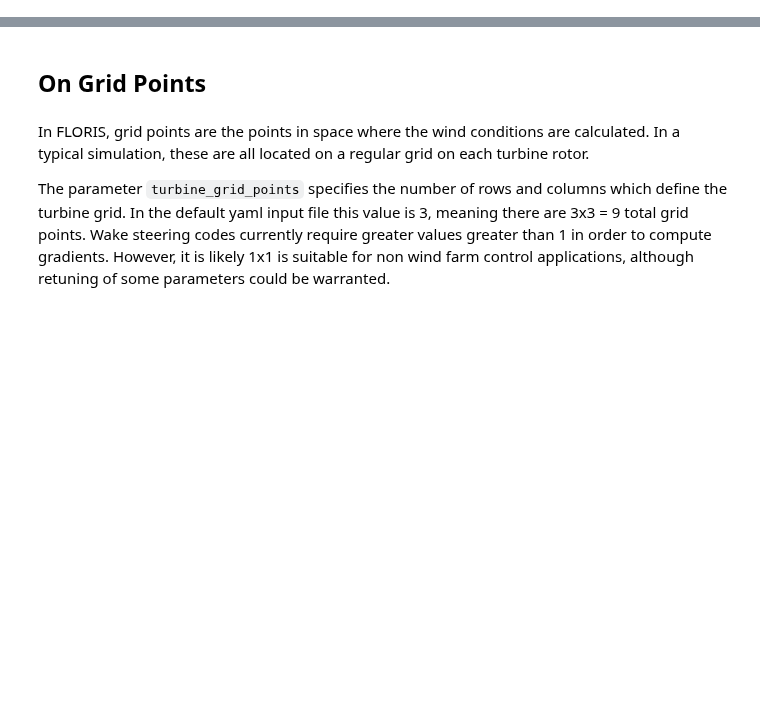
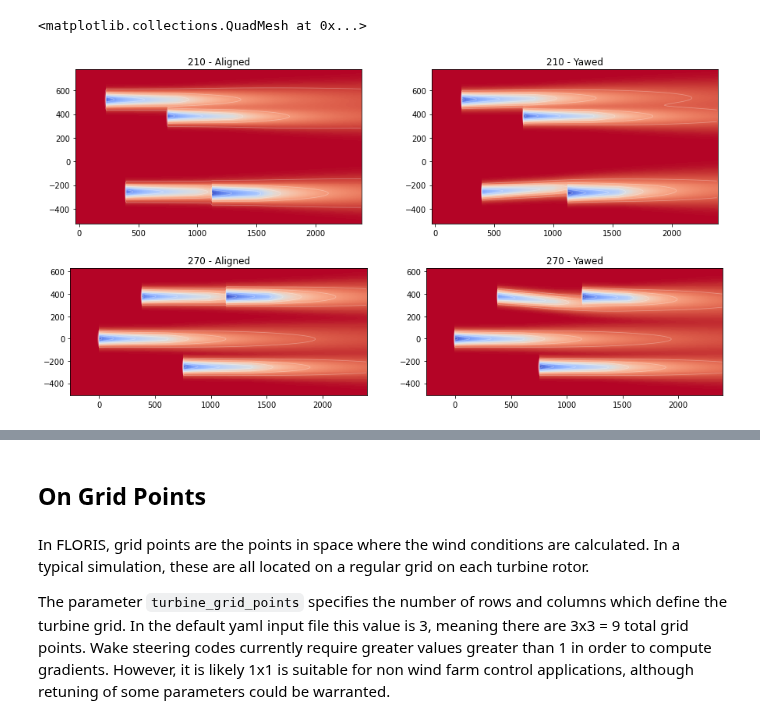
Before and after one commit to NREL/floris, a Jupyter notebook: examples/00_getting_started.ipynb, the cells around one changed output, grey strips where cells are left out. Saved outputs shown, nothing was run; the diff lists cells and outputs as text; code cells hidden in the pictures; blank space fills up the shorter version.

```diff
--- a/examples/00_getting_started.ipynb
+++ b/examples/00_getting_started.ipynb
@@ -161,0 +284,20 @@ Farm power across wind directions and speeds
+# %%
+from floris.tools.visualization import visualize_cut_plane
+import matplotlib.pyplot as plt
+
+fig, axarr = plt.subplots(2, 2, figsize=(15,8))
+
+horizontal_plane = fi.calculate_horizontal_plane( wd=[210] )
+visualize_cut_plane(horizontal_plane, ax=axarr[0,0], title="210 - Aligned")
+
+horizontal_plane = fi.calculate_horizontal_plane( wd=[210], yaw_angles=yaw_angles[0:1,0:1] )
+visualize_cut_plane(horizontal_plane, ax=axarr[0,1], title="210 - Yawed")
+
+horizontal_plane = fi.calculate_horizontal_plane( wd=[270] )
+visualize_cut_plane(horizontal_plane, ax=axarr[1,0], title="270 - Aligned")
+
+horizontal_plane = fi.calculate_horizontal_plane( wd=[270], yaw_angles=yaw_angles[1:2,0:1] )
+visualize_cut_plane(horizontal_plane, ax=axarr[1,1], title="270 - Yawed")
+# %% [output]
+<matplotlib.collections.QuadMesh at 0x...>
+[figure, added]
```
Also changed, not shown: parts of 53 cells of this notebook, 1 other file.
